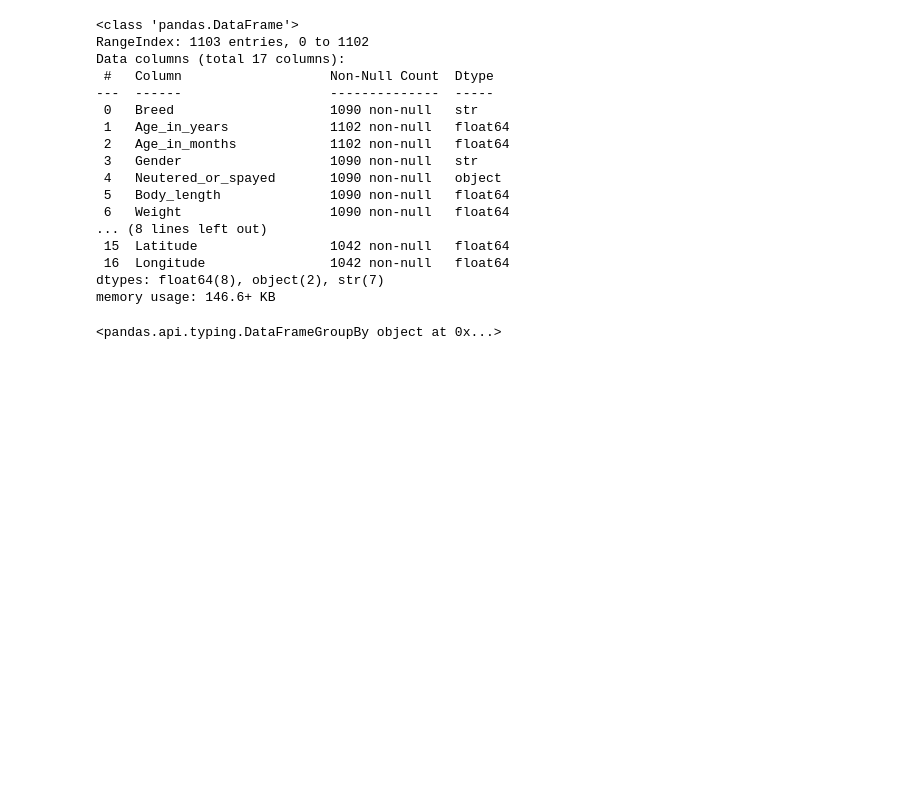
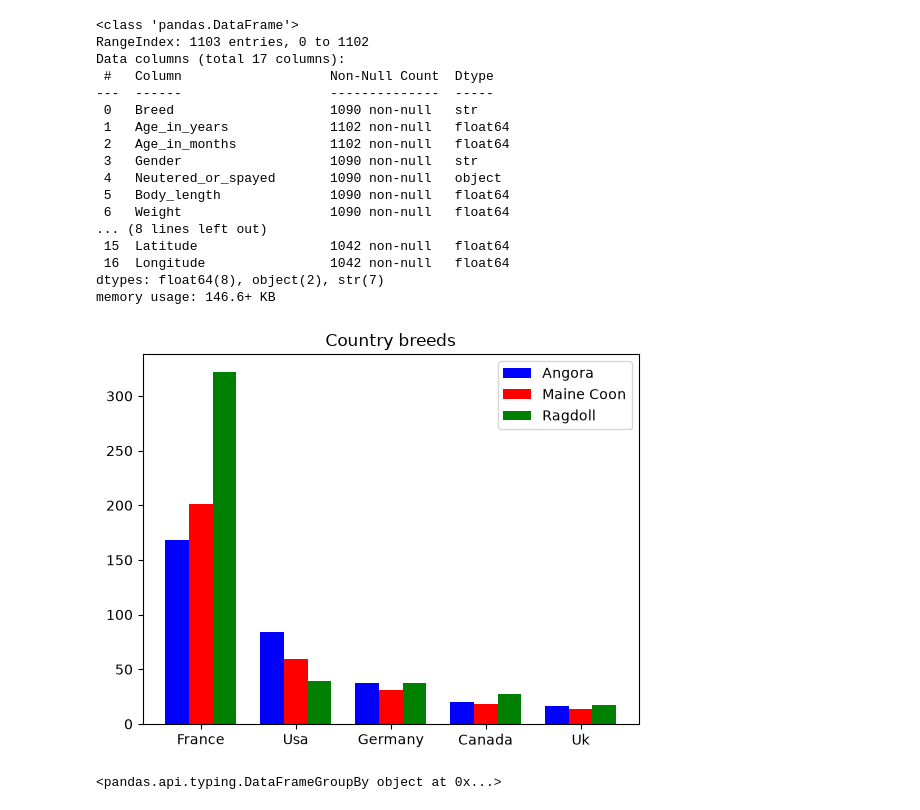
Before and after one commit to MrWisl/Cat-breeds-dirty-Dataset, a Jupyter notebook: CleaningCatBreedsDirtyDataset.ipynb, the cells around one changed output. Saved outputs shown, nothing was run; the diff lists cells and outputs as text; code cells hidden in the pictures; blank space fills up the shorter version.

```diff
--- a/CleaningCatBreedsDirtyDataset.ipynb
+++ b/CleaningCatBreedsDirtyDataset.ipynb
@@ -259,6 +309,21 @@ Data columns (total 17 columns):
  16  Longitude                1042 non-null   float64
 dtypes: float64(8), object(2), str(7)
 memory usage: 146.6+ KB
+# %%
+fig, axes = plt.subplots(nrows=1, ncols=1)
+catscountry = cats.groupby(['Breed'])['Country'].value_counts()
+print(catscountry)
+countrys = cats['Country'].unique().astype(str)
+x = np.arange(len(countrys))
+bar1 = axes.bar(x - 0.25, catscountry.values[:5], 0.25,  color='blue', label='Angora')
+bar2 = axes.bar(x, catscountry.values[5:10], 0.25,  color='red', label='Maine Coon')
+bar3 = axes.bar(x + 0.25, catscountry.values[10:15], 0.25, color='green', label='Ragdoll')
+axes.set_xticklabels(countrys)
+axes.set_xticks(x)
+axes.set_title('Country breeds')
+axes.legend()
+# %% [output]
+[figure, added]
 # %%
 cats['lat_grid'] = cats['Latitude'].round(1)
 cats['lon_grid'] = cats['Longitude'].round(1)
```
Also changed, not shown: parts of 9 cells of this notebook, 1 other file.
